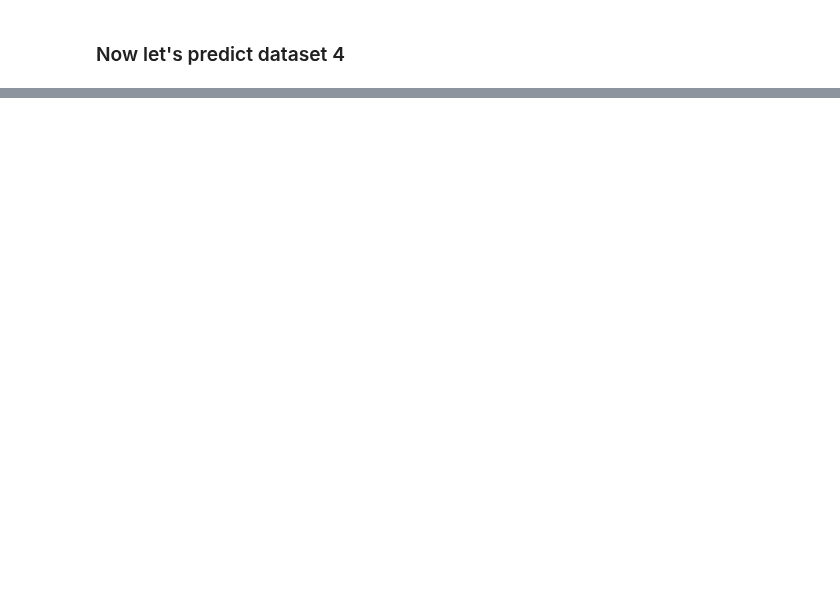
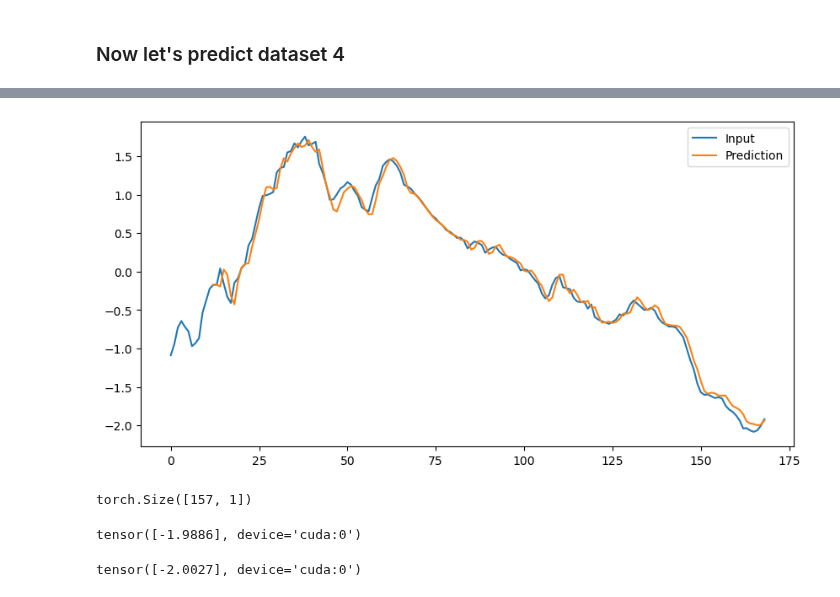
Before and after one commit to rzv09/smores_proj, a Jupyter notebook: src/tl/single_step_sequential.ipynb, the cells around one changed output, grey strips where cells are left out. Saved outputs shown, nothing was run; the diff lists cells and outputs as text; code cells hidden in the pictures; blank space fills up the shorter version.

```diff
--- a/src/tl/single_step_sequential.ipynb
+++ b/src/tl/single_step_sequential.ipynb
@@ -373,0 +398,24 @@ plt.show()
+# %%
+# range(0, 12),
+num_predictions = len(y_pred.cpu().numpy().flatten())
+plt.figure(figsize=(10,5))
+plt.plot(test_data.values, label='Input')
+# plt.plot(test_label_tensor.cpu().numpy(), label='Target')
+# plt.plot(np.array(range(0, 12)), y_pred.cpu().numpy().flatten(), label='Prediction')
+plt.plot(np.array(range(12, 12 + num_predictions)), y_pred.cpu().numpy().flatten(), label='Prediction')
+plt.legend()
+plt.show()
+# %% [output]
+[figure, added]
+# %%
+y_pred.shape
+# %% [output]
+torch.Size([157, 1])
+# %%
+y_pred[-2]
+# %% [output]
+tensor([-1.9886], device='cuda:0')
+# %%
+test_label_tensor[-2]
+# %% [output]
+tensor([-2.0027], device='cuda:0')
```
Also changed, not shown: parts of 12 cells of this notebook, 4 other files.
